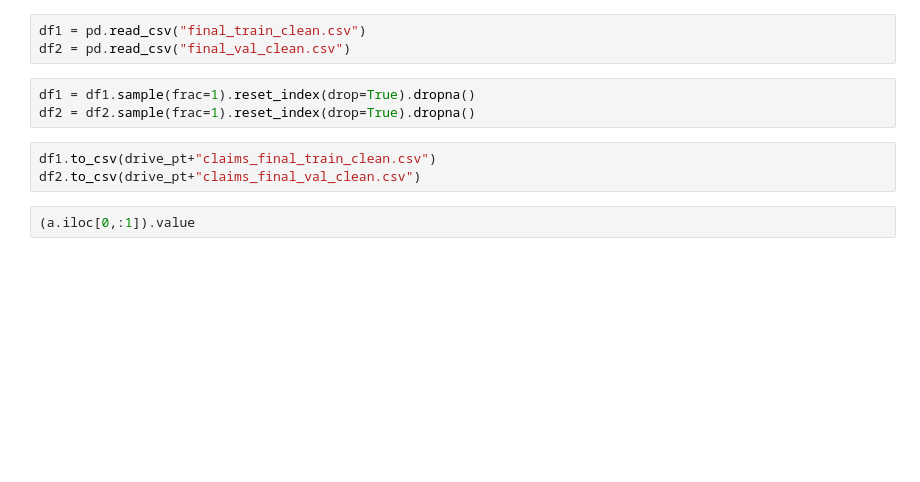
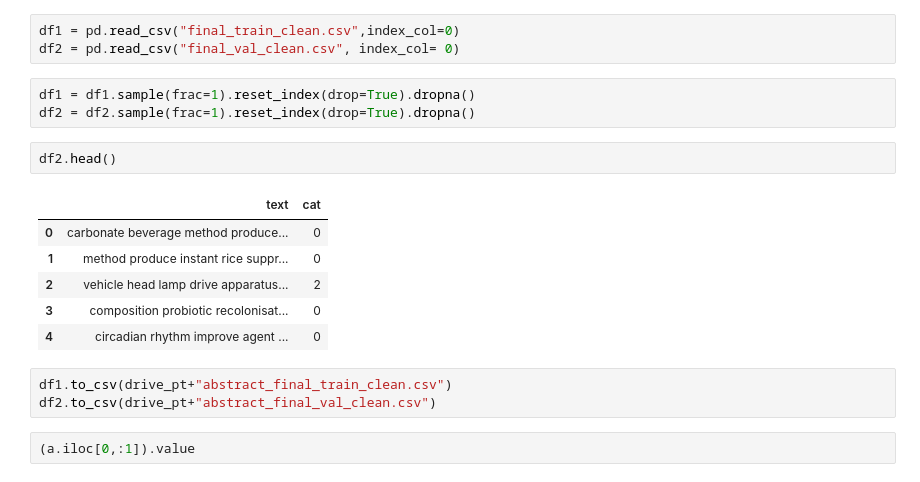
Before and after one commit to Nilanshrajput/AdvitiyaHackathon, a Jupyter notebook: Scrapper_colab.ipynb, the cells around one changed output. Drawn from its saved outputs; the diff is of its cells as text; blank space fills up the shorter version.

```diff
--- a/Scrapper_colab.ipynb
+++ b/Scrapper_colab.ipynb
@@ -275,12 +269,21 @@ HBox(children=(IntProgress(value=0, description='patents', max=280, style=Progre
 # %%
-df1 = pd.read_csv("final_train_clean.csv")
-df2 = pd.read_csv("final_val_clean.csv")
+df1 = pd.read_csv("final_train_clean.csv",index_col=0)
+df2 = pd.read_csv("final_val_clean.csv", index_col= 0)
 # %%
 df1 = df1.sample(frac=1).reset_index(drop=True).dropna()
 df2 = df2.sample(frac=1).reset_index(drop=True).dropna()
+# %%
+df2.head()
+# %% [output]
+|  | text | cat |
+| 0 | carbonate beverage method produce... | 0 |
+| 1 | method produce instant rice suppr... | 0 |
+| 2 | vehicle head lamp drive apparatus... | 2 |
+| 3 | composition probiotic recolonisat... | 0 |
+| 4 | circadian rhythm improve agent ... | 0 |
 # %%
-df1.to_csv(drive_pt+"claims_final_train_clean.csv")
-df2.to_csv(drive_pt+"claims_final_val_clean.csv")
+df1.to_csv(drive_pt+"abstract_final_train_clean.csv")
+df2.to_csv(drive_pt+"abstract_final_val_clean.csv")
 # %%
 (a.iloc[0,:1]).value
 # %% [output]
```
Also changed, not shown: parts of 6 cells of this notebook.
